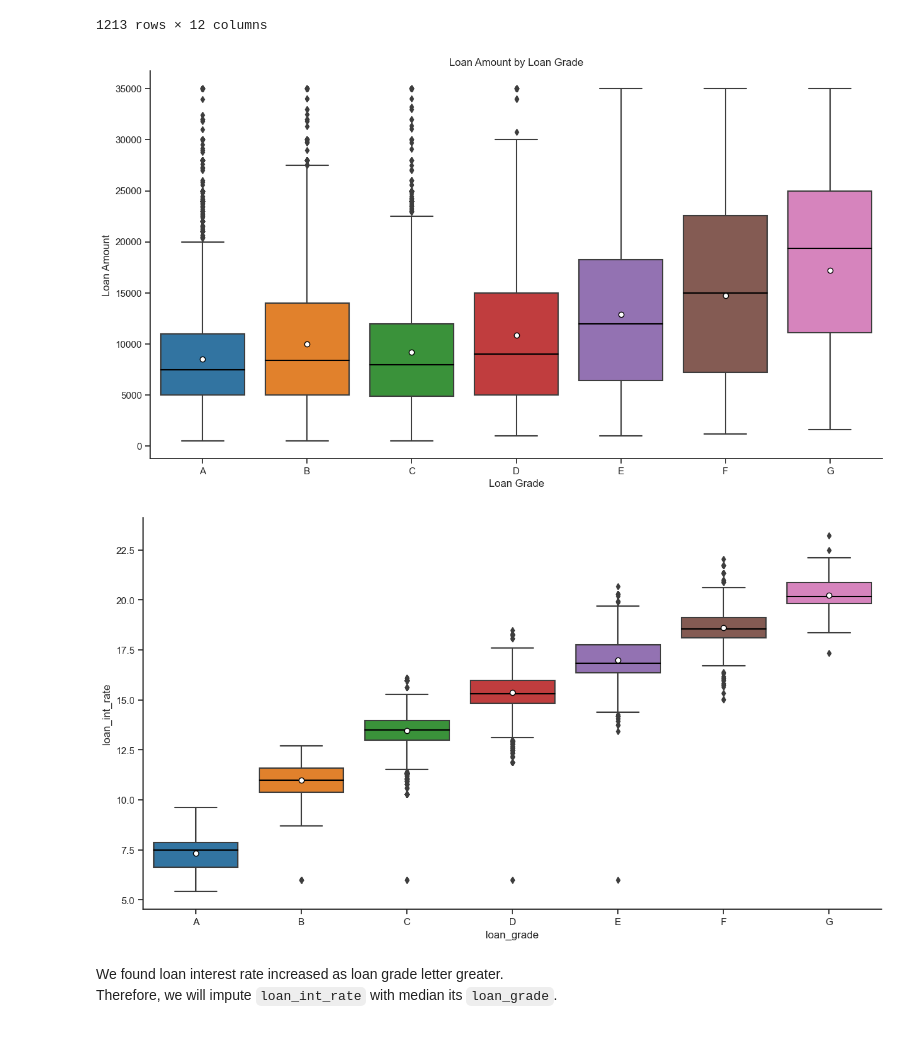
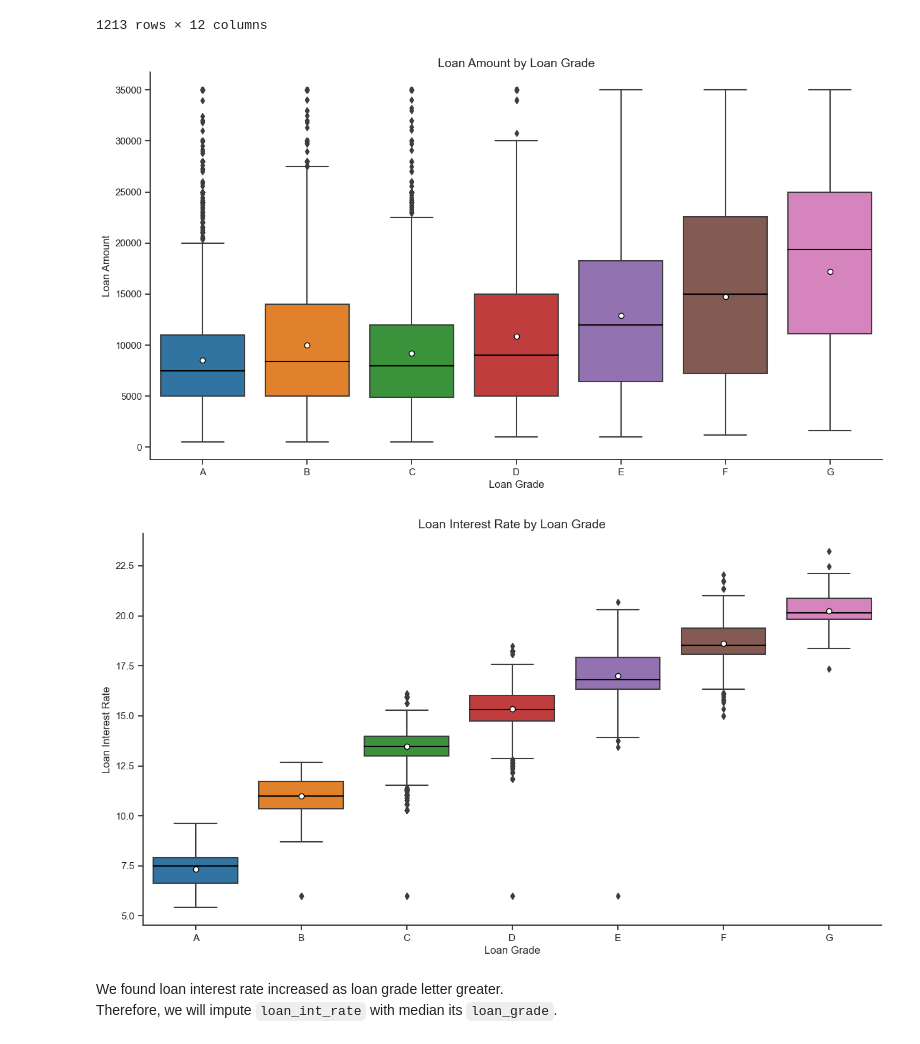
Before and after one commit to gerendc/Credit-Risk, a Jupyter notebook: credit_risk.ipynb, the cells around one changed output. Cells and saved outputs as stored; diff of their text form; code cells hidden in the pictures.

```diff
--- a/credit_risk.ipynb
+++ b/credit_risk.ipynb
@@ -350,22 +361,22 @@ cr_df[cr_df['person_age'] == 21].sort_values(by=['person_age', 'person_income',
 ax = sns.boxplot(data=cr_df.sort_values(by='loan_grade'), x='loan_grade', y='loan_amnt',
             showmeans=True, meanprops={"marker":"o", "markerfacecolor":"white", "markeredgecolor":"black"},
             medianprops={'color':'black'})
-ax.set_title('Loan Amount by Loan Grade')
+ax.set_title('Loan Amount by Loan Grade', fontsize=14)
 ax.set_xlabel('Loan Grade')
 ax.set_ylabel('Loan Amount')
 plt.show()
 # %% [output]
-[figure, old version]
+[figure, new version]
 # %%
-sns.boxplot(data=cr_df.sort_values(by='loan_grade'), x='loan_grade', y='loan_int_rate',
+ax = sns.boxplot(data=cr_df.sort_values(by='loan_grade'), x='loan_grade', y='loan_int_rate',
             showmeans=True, meanprops={"marker":"o", "markerfacecolor":"white", "markeredgecolor":"black"},
             medianprops={'color':'black'})
-ax.set_title('Loan Interest Rate by Loan Grade')
+ax.set_title('Loan Interest Rate by Loan Grade', fontsize=14)
 ax.set_xlabel('Loan Grade')
 ax.set_ylabel('Loan Interest Rate')
 plt.show()
 # %% [output]
-[figure, old version]
+[figure, new version]
 # %% [markdown]
 We found loan interest rate increased as loan grade letter greater. \
 Therefore, we will impute `loan_int_rate` with median its `loan_grade`.
```
Also changed, not shown: parts of 33 cells of this notebook.
